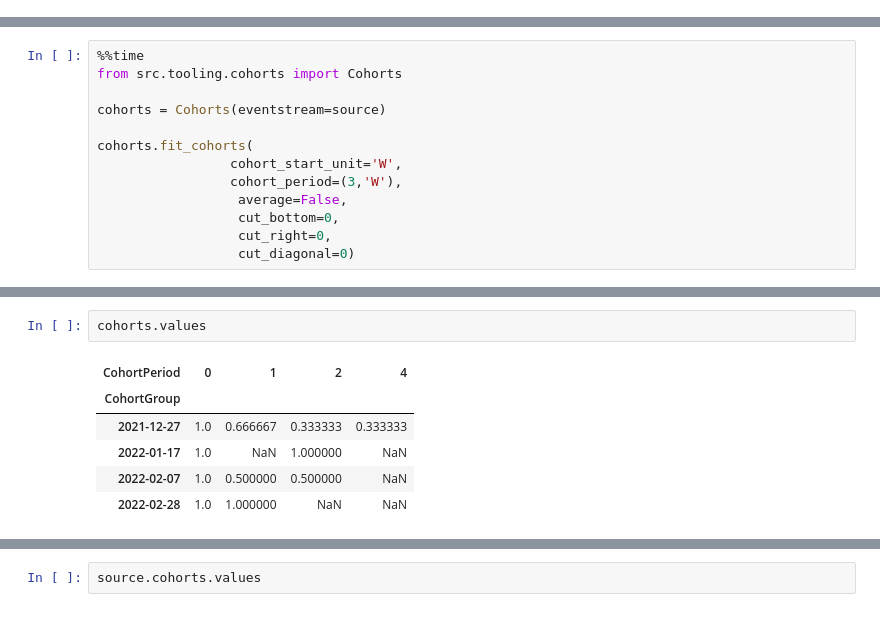
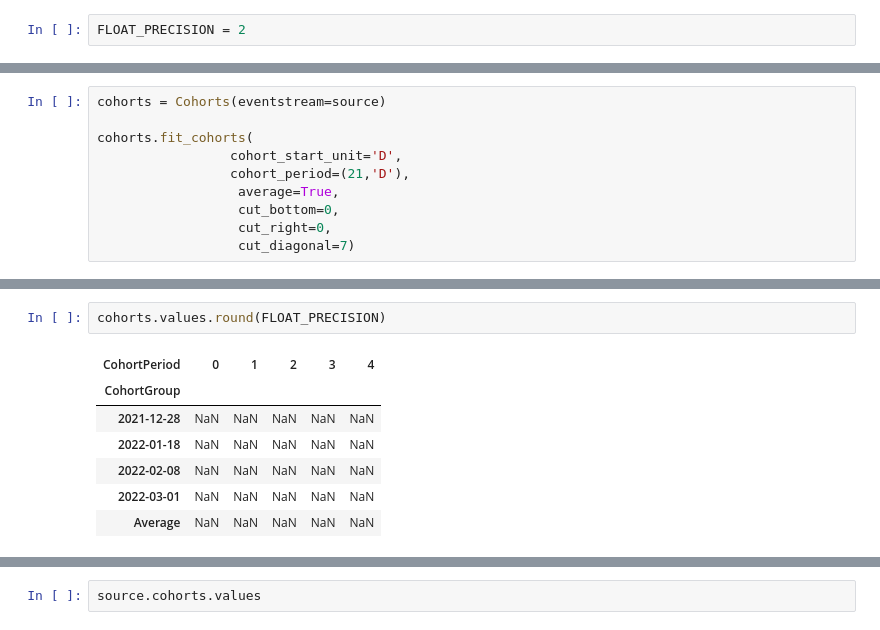
Before and after one commit to retentioneering/retentioneering-tools, a Jupyter notebook: examples/10_cohorts.ipynb, the cells around one changed output, grey strips where cells are left out. Saved outputs shown, nothing was run; the diff lists cells and outputs as text.

```diff
--- a/examples/10_cohorts.ipynb
+++ b/examples/10_cohorts.ipynb
@@ -7,6 +12,8 @@ import pandas as pd
 
 raw_data_schema = RawDataSchema(
     event_name="event", event_timestamp="timestamp", user_id="user_id")
+# %%
+FLOAT_PRECISION = 2
 # %%
 df_df = pd.DataFrame([
     [1, "event", "raw", "2021-12-28 00:01:00"],
@@ -46,15 +53,12 @@ source = Eventstream(
     schema=EventstreamSchema()
 )
 # %%
-%%time
-from src.tooling.cohorts import Cohorts
-
 cohorts = Cohorts(eventstream=source)
 
 cohorts.fit_cohorts(
-                 cohort_start_unit='W',
-                 cohort_period=(3,'W'),
-                  average=False,
+                 cohort_start_unit='D',
+                 cohort_period=(21,'D'),
+                  average=True,
                   cut_bottom=0,
                   cut_right=0,
-                  cut_diagonal=0)
+                  cut_diagonal=7)
@@ -64,9 +65,10 @@ Wall time: 14.1 ms
 # %%
-cohorts.values
+cohorts.values.round(FLOAT_PRECISION)
 # %% [output]
-| CohortPeriod | 0 | 1 | 2 | 4 |
-| CohortGroup |  |  |  |  |
-| 2021-12-27 | 1.0 | 0.666667 | 0.333333 | 0.333333 |
-| 2022-01-17 | 1.0 | NaN | 1.000000 | NaN |
-| 2022-02-07 | 1.0 | 0.500000 | 0.500000 | NaN |
-| 2022-02-28 | 1.0 | 1.000000 | NaN | NaN |
+| CohortPeriod | 0 | 1 | 2 | 3 | 4 |
+| CohortGroup |  |  |  |  |  |
+| 2021-12-28 | NaN | NaN | NaN | NaN | NaN |
+| 2022-01-18 | NaN | NaN | NaN | NaN | NaN |
+| 2022-02-08 | NaN | NaN | NaN | NaN | NaN |
+| 2022-03-01 | NaN | NaN | NaN | NaN | NaN |
+| Average | NaN | NaN | NaN | NaN | NaN |
```
Also changed, not shown: parts of 12 cells of this notebook, 5 other files.
